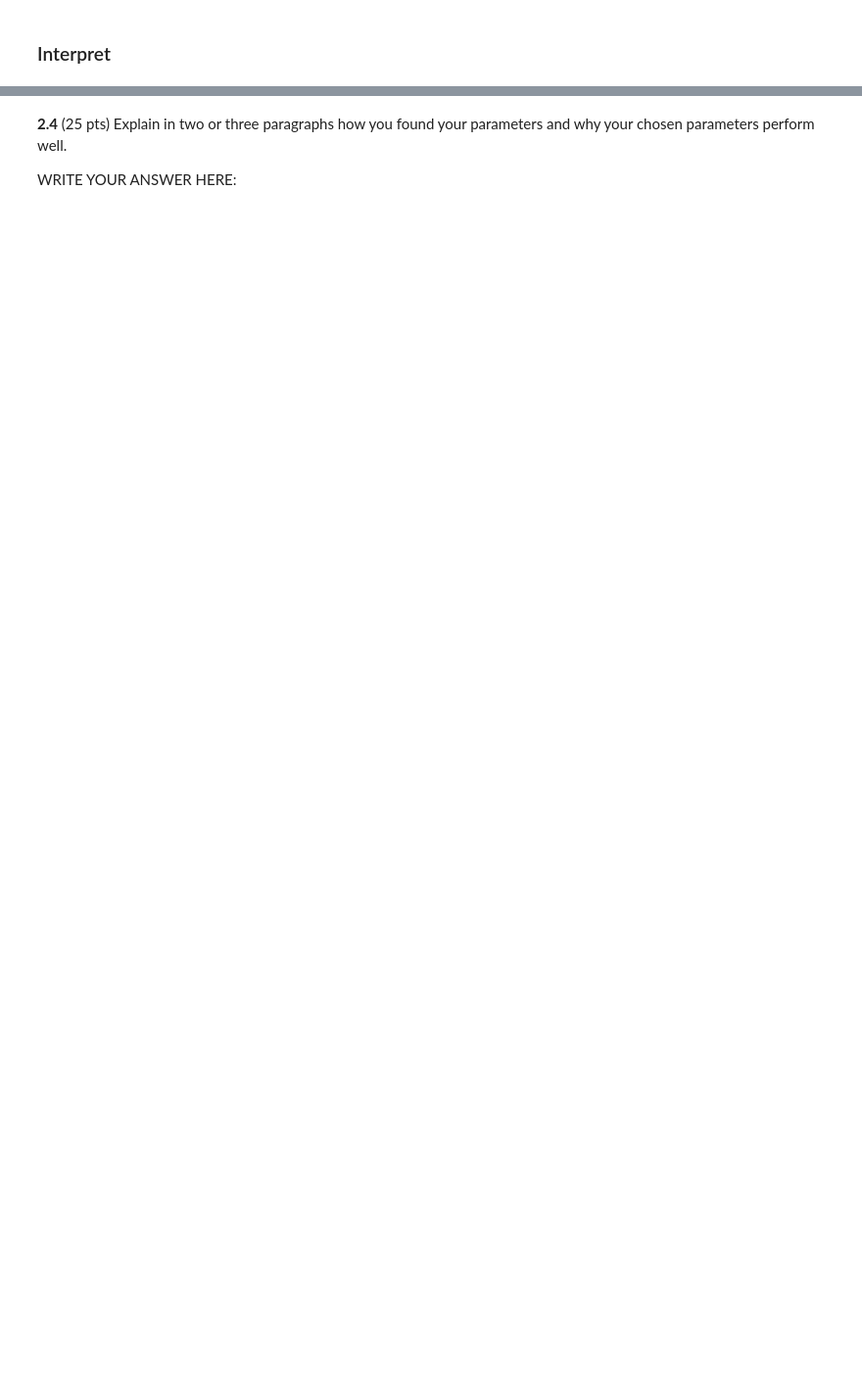
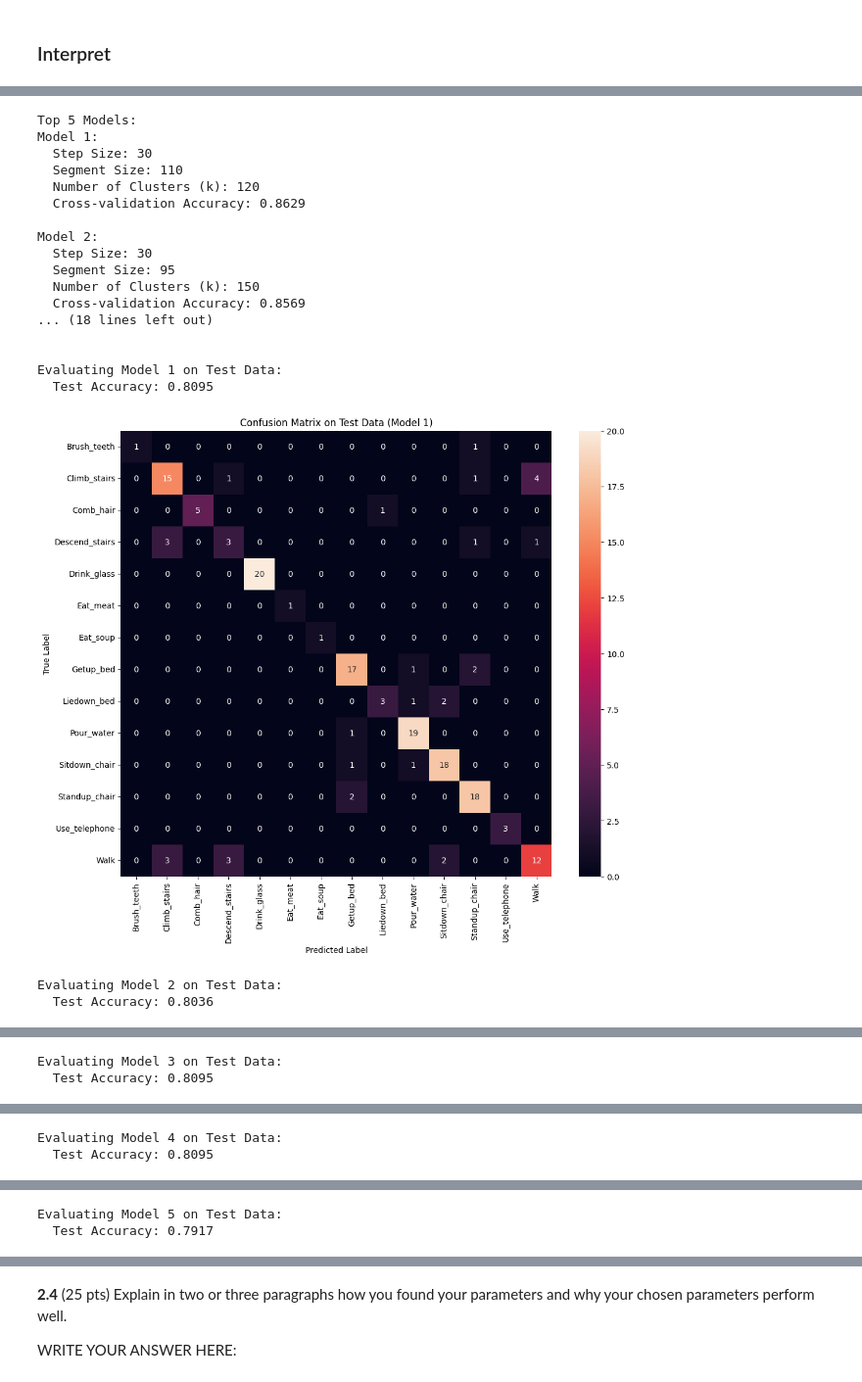
Before and after one commit to aitechroberts/ml_adversary, a Jupyter notebook: HW5.ipynb, the cells around one changed output, grey strips where cells are left out. Shown at 98% size. Cells and saved outputs as stored; diff of their text form; code cells hidden in the pictures; blank space fills up the shorter version.

```diff
--- a/HW5.ipynb
+++ b/HW5.ipynb
@@ -69,0 +503,68 @@ Keep your code organized and well-documented by writing it in several code cells
+# %%
+# Display the best parameters
+print("\nTop 5 Models:")
+for idx, (accuracy, params, _, _, _) in enumerate(top_models, 1):
+    print(f"Model {idx}:")
+    print(f"  Step Size: {params['step_size']}")
+    print(f"  Segment Size: {params['segment_size']}")
+    print(f"  Number of Clusters (k): {params['k']}")
+    print(f"  Cross-validation Accuracy: {accuracy:.4f}\n")
+
+# Evaluate each of the top 5 models on the test set
+for idx, (accuracy, params, kmeans_model, X_train, y_train) in enumerate(top_models, 1):
+    print(f"\nEvaluating Model {idx} on Test Data:")
+    # Train the classifier on the full training data
+    clf_best = SVC(kernel='linear')
+    clf_best.fit(X_train, y_train)
+
+    # Build histograms for test data
+    X_test = []
+    y_test = []
+    for file_path, label in zip(file_list_test, labels_test):
+        data = read_accelerometer_data(file_path)
+        segments = extract_segments(data, params['segment_size'], params['step_size'])
+        hist = compute_histogram(segments, kmeans_model, params['k'])
+        X_test.append(hist)
+        y_test.append(label)
+    X_test = np.array(X_test)
+    y_test = np.array(y_test)
+
+    # Predict on test data
+    y_pred = clf_best.predict(X_test)
+
+    # Compute accuracy
+    test_accuracy = accuracy_score(y_test, y_pred)
+    print(f"  Test Accuracy: {test_accuracy:.4f}")
+
+    # Compute confusion matrix
+    cm = confusion_matrix(y_test, y_pred, labels=activities)
+
+    # Plot confusion matrix
+    plt.figure(figsize=(12, 10))
+    # sns.heatmap(cm, annot=True, fmt='d', xticklabels=activities, yticklabels=activities, cmap='Blues')
+    sns.heatmap(cm, annot=True, xticklabels=activities, yticklabels=activities)
+    plt.ylabel('True Label')
+    plt.xlabel('Predicted Label')
+    plt.title(f'Confusion Matrix on Test Data (Model {idx})')
+    plt.show()
+# %% [output]
+Top 5 Models:
+Model 1:
+  Step Size: 30
+  Segment Size: 110
+  Number of Clusters (k): 120
+  Cross-validation Accuracy: 0.8629
+
+Model 2:
+  Step Size: 30
+  Segment Size: 95
+  Number of Clusters (k): 150
+  Cross-validation Accuracy: 0.8569
+... (18 lines left out)
+
+
+Evaluating Model 1 on Test Data:
+  Test Accuracy: 0.8095
+[figure, added]
+Evaluating Model 2 on Test Data:
+  Test Accuracy: 0.8036
@@ -69,0 +572,2 @@ Keep your code organized and well-documented by writing it in several code cells
+Evaluating Model 3 on Test Data:
+  Test Accuracy: 0.8095
@@ -69,0 +575,2 @@ Keep your code organized and well-documented by writing it in several code cells
+Evaluating Model 4 on Test Data:
+  Test Accuracy: 0.8095
@@ -69,0 +578,2 @@ Keep your code organized and well-documented by writing it in several code cells
+Evaluating Model 5 on Test Data:
+  Test Accuracy: 0.7917
```
Also changed, not shown: parts of 17 cells of this notebook, 1 other file.
